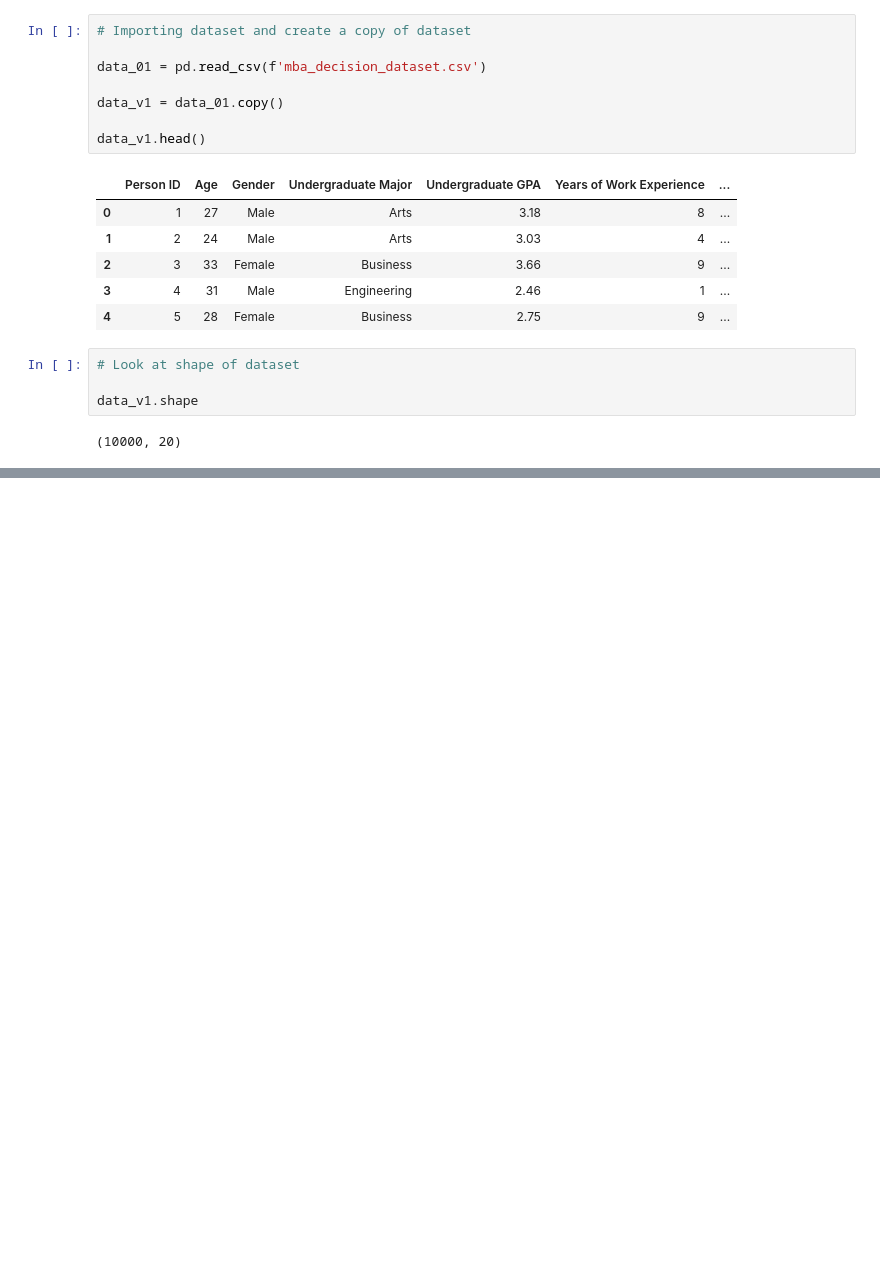
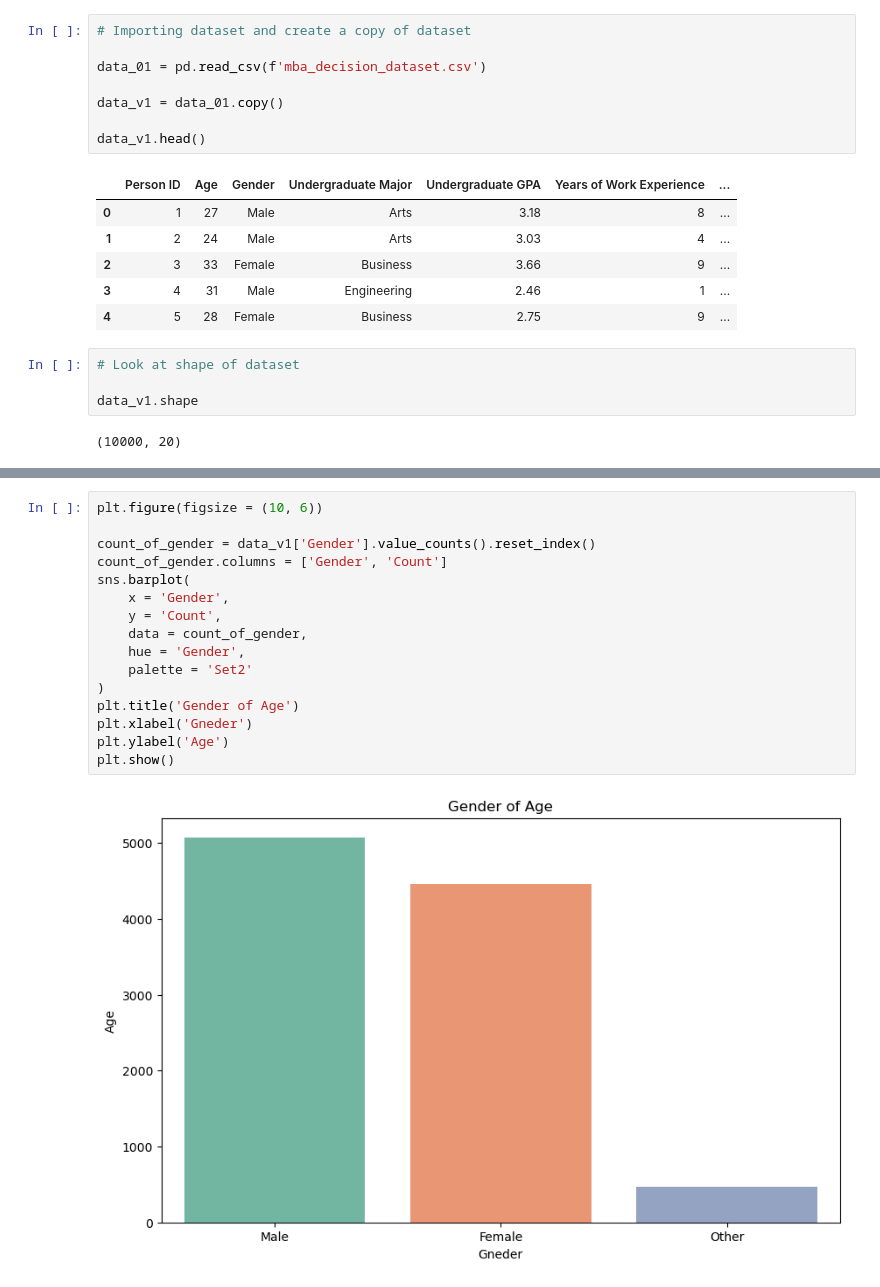
Before and after one commit to Malinda1/prediction-of-MBA, a Jupyter notebook: Exploratory_Data_Analysis.ipynb, the cells around one changed output, grey strips where cells are left out. Cells and saved outputs as stored; diff of their text form; blank space fills up the shorter version.

Commit message:
Create a plot a explore distribution of gender type

```diff
--- a/Exploratory_Data_Analysis.ipynb
+++ b/Exploratory_Data_Analysis.ipynb
@@ -26,0 +92,18 @@ data_v1.shape
+# %%
+plt.figure(figsize = (10, 6))
+
+count_of_gender = data_v1['Gender'].value_counts().reset_index()
+count_of_gender.columns = ['Gender', 'Count']
+sns.barplot(
+    x = 'Gender',
+    y = 'Count',
+    data = count_of_gender,
+    hue = 'Gender',
+    palette = 'Set2'
+)
+plt.title('Gender of Age')
+plt.xlabel('Gneder')
+plt.ylabel('Age')
+plt.show()
+# %% [output]
+[figure, added]
```
Also changed, not shown: parts of 5 cells of this notebook.
